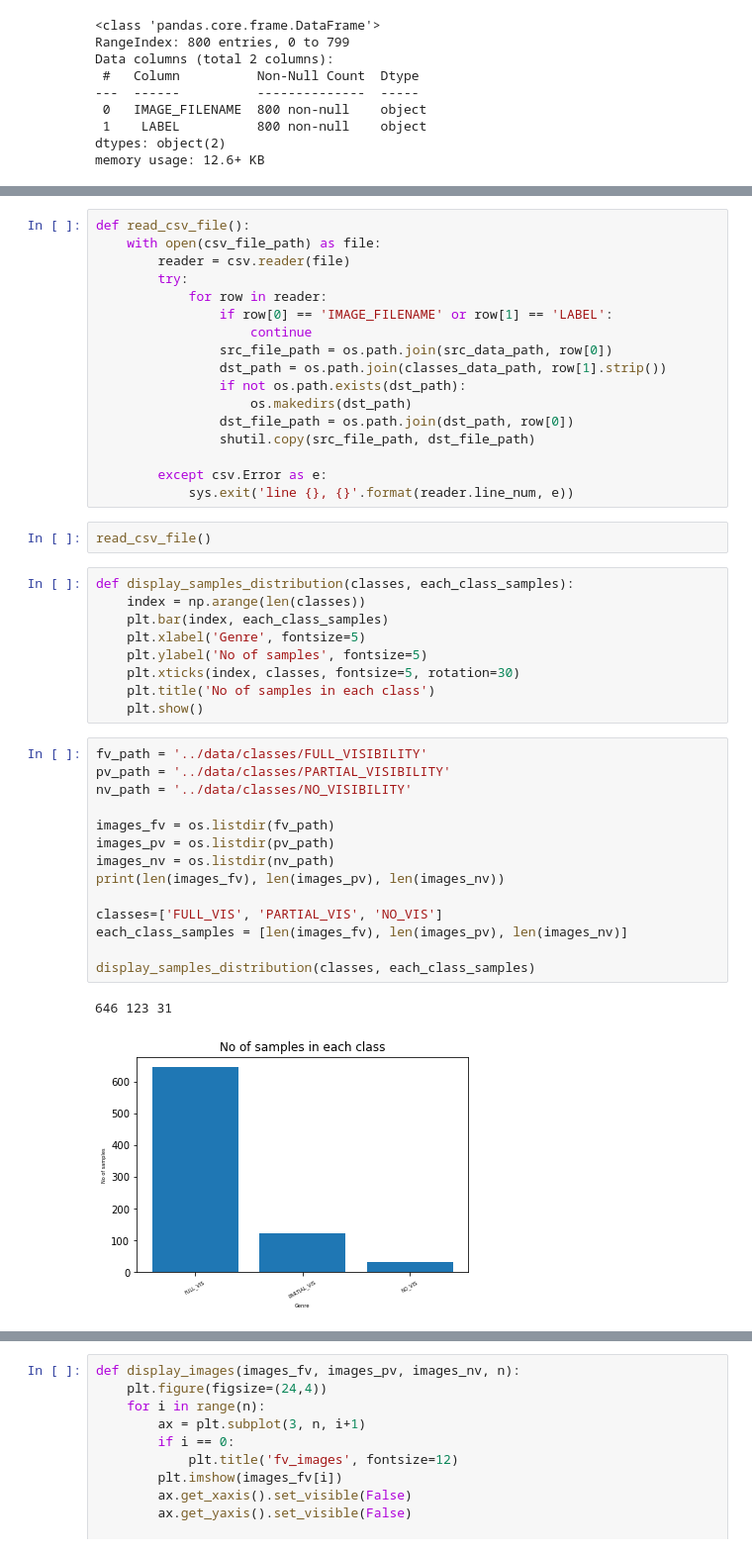
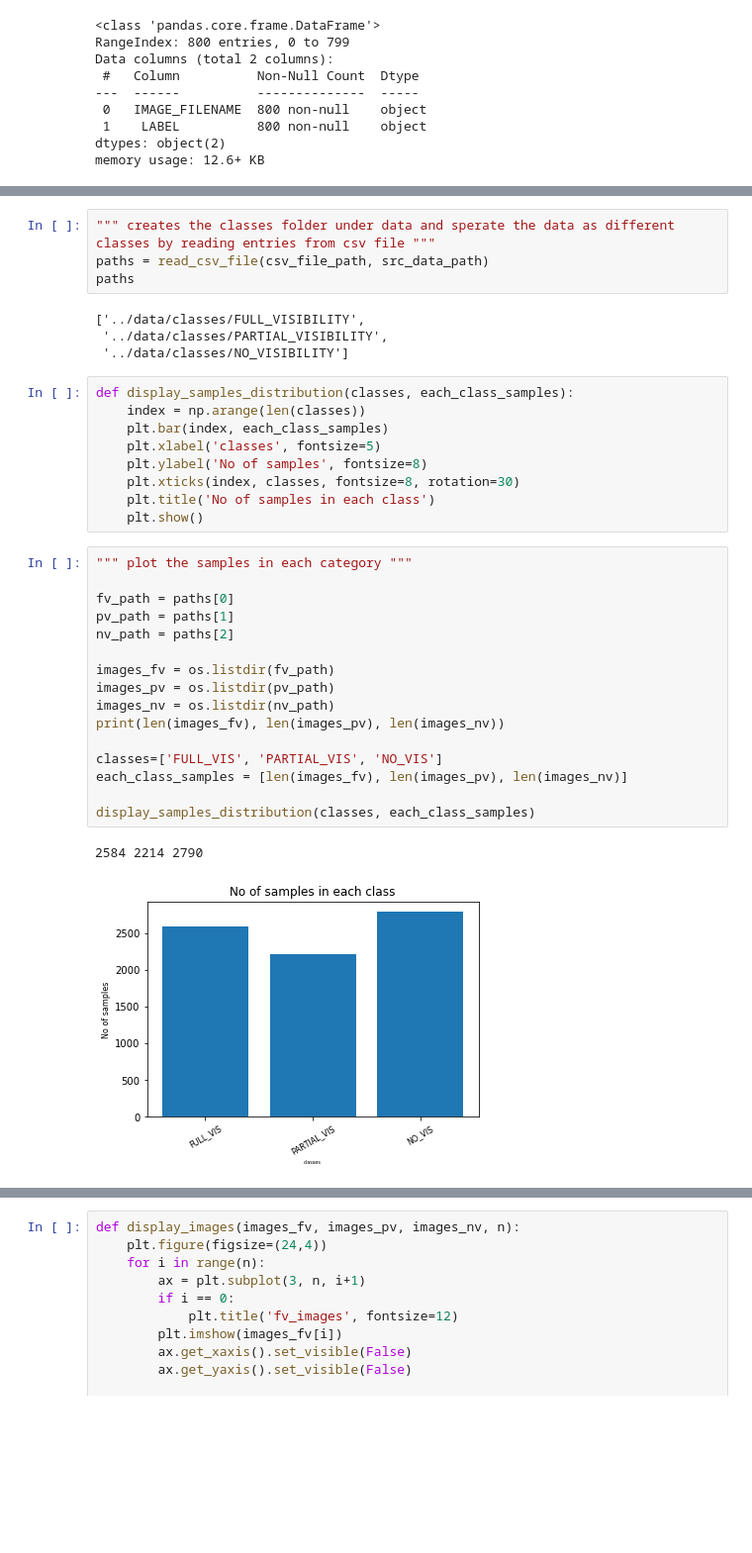
Before and after one commit to VeeranjaneyuluToka/tensorflow, a Jupyter notebook: assignments/160420/src/data_processing.ipynb, the cells around one changed output, grey strips where cells are left out. Shown at 99% size. Saved outputs shown, nothing was run; the diff lists cells and outputs as text; blank space fills up the shorter version.

Commit message:
completed all the changes in required format

```diff
--- a/assignments/160420/src/data_processing.ipynb
+++ b/assignments/160420/src/data_processing.ipynb
@@ -41,47 +35,38 @@ sns.countplot(x="IMAGE_FILENAME", data=data)
-# %%
-def read_csv_file():
-    with open(csv_file_path) as file:
-        reader = csv.reader(file)
-        try:
-            for row in reader:
-                if row[0] == 'IMAGE_FILENAME' or row[1] == 'LABEL':
-                    continue
-                src_file_path = os.path.join(src_data_path, row[0])
-                dst_path = os.path.join(classes_data_path, row[1].strip())
-                if not os.path.exists(dst_path):
-                    os.makedirs(dst_path)
-                dst_file_path = os.path.join(dst_path, row[0])
-                shutil.copy(src_file_path, dst_file_path)
-
-        except csv.Error as e:
-            sys.exit('line {}, {}'.format(reader.line_num, e))
-# %%
-read_csv_file()
+# %%
+""" creates the classes folder under data and sperate the data as different classes by reading entries from csv file """
+paths = read_csv_file(csv_file_path, src_data_path)
+paths
+# %% [output]
+['../data/classes/FULL_VISIBILITY',
+ '../data/classes/PARTIAL_VISIBILITY',
+ '../data/classes/NO_VISIBILITY']
 # %%
 def display_samples_distribution(classes, each_class_samples):
     index = np.arange(len(classes))
     plt.bar(index, each_class_samples)
-    plt.xlabel('Genre', fontsize=5)
-    plt.ylabel('No of samples', fontsize=5)
-    plt.xticks(index, classes, fontsize=5, rotation=30)
+    plt.xlabel('classes', fontsize=5)
+    plt.ylabel('No of samples', fontsize=8)
+    plt.xticks(index, classes, fontsize=8, rotation=30)
     plt.title('No of samples in each class')
     plt.show()
 # %%
-fv_path = '../data/classes/FULL_VISIBILITY'
-pv_path = '../data/classes/PARTIAL_VISIBILITY'
-nv_path = '../data/classes/NO_VISIBILITY'
+""" plot the samples in each category """
+
+fv_path = paths[0]
+pv_path = paths[1]
+nv_path = paths[2]
 
 images_fv = os.listdir(fv_path)
 images_pv = os.listdir(pv_path)
 images_nv = os.listdir(nv_path)
 print(len(images_fv), len(images_pv), len(images_nv))
 
 classes=['FULL_VIS', 'PARTIAL_VIS', 'NO_VIS']
 each_class_samples = [len(images_fv), len(images_pv), len(images_nv)]
 
 display_samples_distribution(classes, each_class_samples)
 # %% [output]
-646 123 31
+2584 2214 2790
-[figure, old version]
+[figure, new version]
 # %% [markdown]
 ### Analyse a few samples in each category visually to check the noise level and plot distribution of each sample channels from each class
```
Also changed, not shown: parts of 38 cells of this notebook, 4 other files.
